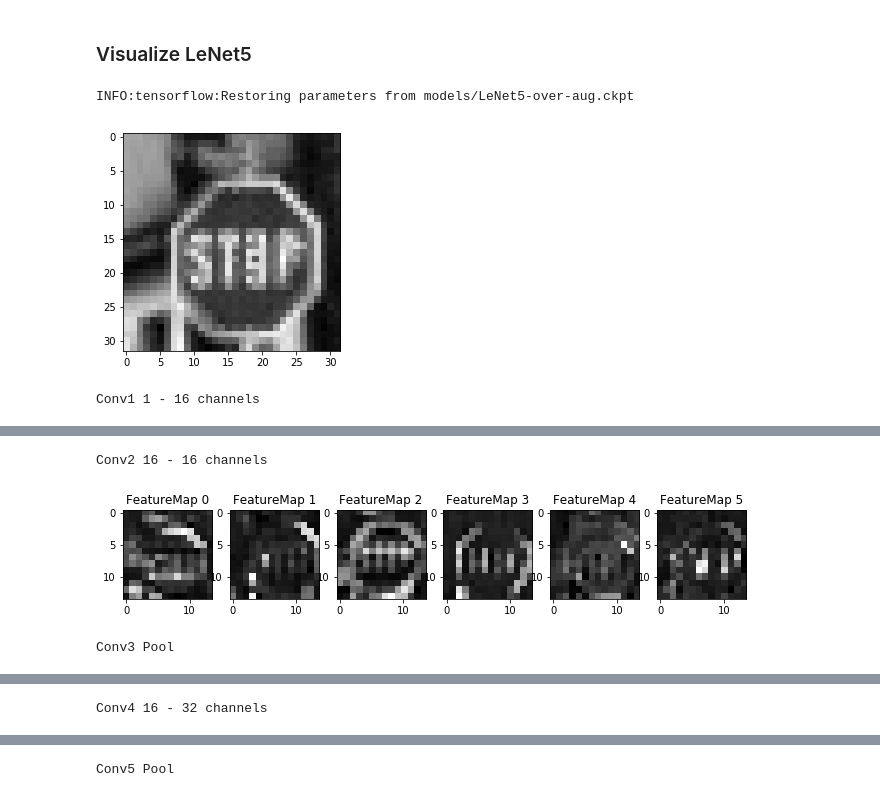
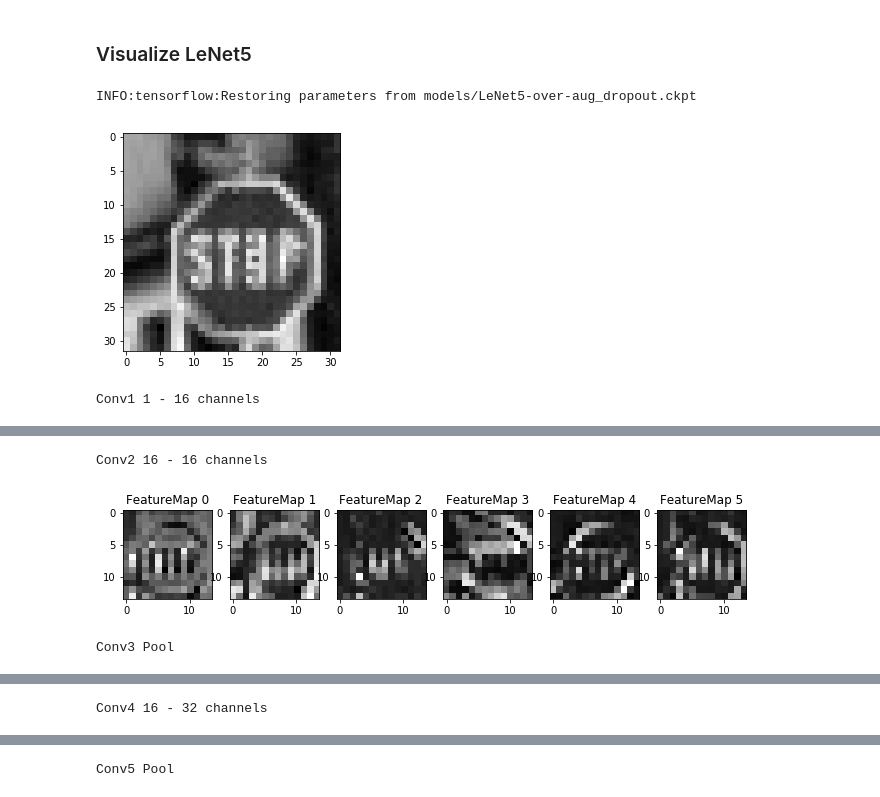
Before and after one commit to evan176/CarND-Traffic-Sign-Classifier-Project, a Jupyter notebook: Traffic_Sign_Classifier.ipynb, the cells around one changed output, grey strips where cells are left out. Drawn from its saved outputs; the diff is of its cells as text; code cells hidden in the pictures.

```diff
--- a/Traffic_Sign_Classifier.ipynb
+++ b/Traffic_Sign_Classifier.ipynb
@@ -370,11 +361,8 @@ class LeNet5(CNN):
         )
 
         # Conv layer 2
-        self.ops['conv2'] = tf.nn.dropout(
-            tf.nn.max_pool(
-                self.ops['conv1'], ksize=p_ksize, strides=p_strides, padding='SAME'
-            ),
-            keep_prob=self.holders['keep_prob']
+        self.ops['conv2'] = tf.nn.max_pool(
+            self.ops['conv1'], ksize=p_ksize, strides=p_strides, padding='SAME'
         )
 
         # Conv layer 2
@@ -392,11 +380,8 @@ class LeNet5(CNN):
         )
 
         # Conv layer 4
-        self.ops['conv4'] = tf.nn.dropout(
-            tf.nn.max_pool(
-                self.ops['conv3'], ksize=p_ksize, strides=p_strides, padding='SAME'
-            ),
-            keep_prob=self.holders['keep_prob']
+        self.ops['conv4'] = tf.nn.max_pool(
+            self.ops['conv3'], ksize=p_ksize, strides=p_strides, padding='SAME'
         )
 
         # Conv layer5
@@ -442,13 +427,10 @@ class MyCNN(CNN):
             tf.truncated_normal([3, 3, self._img_shape[2], 16], stddev=self._w_stddev)
         )
         self.vars['conv1_b'] = tf.Variable(tf.constant(self._b_init, shape=[16]))
-        self.ops['conv1'] = tf.nn.dropout(
-            tf.nn.leaky_relu(
-                tf.nn.conv2d(
-                    (self.holders['x'] - 128.0) / 128.0, self.vars['conv1_w'], strides=c_strides, padding='SAME'
-                ) + self.vars['conv1_b']
-            ),
-            keep_prob=self.holders['keep_prob']
+        self.ops['conv1'] = tf.nn.leaky_relu(
+            tf.nn.conv2d(
+                (self.holders['x'] - 128.0) / 128.0, self.vars['conv1_w'], strides=c_strides, padding='SAME'
+            ) + self.vars['conv1_b']
         )
 
         # Layer 2: conv
@@ -463,11 +445,8 @@ class MyCNN(CNN):
         )
 
         # Layer 3: pool
-        self.ops['conv3'] = tf.nn.dropout(
-            tf.nn.max_pool(
-                self.ops['conv2'], ksize=p_ksize, strides=p_strides, padding='SAME'
-            ),
-            keep_prob=self.holders['keep_prob']
+        self.ops['conv3'] = tf.nn.max_pool(
+            self.ops['conv2'], ksize=p_ksize, strides=p_strides, padding='SAME'
         )
 
         # Layer4: conv
@@ -482,11 +461,8 @@ class MyCNN(CNN):
         )
 
         # Layer5: pool
-        self.ops['conv5'] = tf.nn.dropout(
-            tf.nn.max_pool(
-                self.ops['conv4'], ksize=p_ksize, strides=p_strides, padding='SAME'
-            ),
-            keep_prob=self.holders['keep_prob']
+        self.ops['conv5'] = tf.nn.max_pool(
+            self.ops['conv4'], ksize=p_ksize, strides=p_strides, padding='SAME'
         )
 
         # Layer6: conv
@@ -894,5 +1094,5 @@ X = preprocess_img(new_X)
 y = preprocess_label(new_y)
 
 model = MyCNN([32, 32, 1], n_classes)
-model.load('models/MyCNN-over-aug.ckpt')
+model.load('models/MyCNN-over-aug_dropout.ckpt')
 # %% [output]
@@ -1104,7 +1304,7 @@ Conv5 Pool
 ### Visualize LeNet5
 # %%
 model = LeNet5([32, 32, 1], n_classes)
-model.load('models/LeNet5-over-aug.ckpt')
+model.load('models/LeNet5-over-aug_dropout.ckpt')
 gray_example = cv2.cvtColor(new_X[0], cv2.COLOR_RGB2GRAY).reshape([32, 32, 1])
 
 plt.imshow(gray_example.reshape([32, 32]), cmap='gray')
@@ -1120,6 +1320,6 @@ outputFeatureMap(gray_example, model.ops['conv4'])
 print("Conv5 Pool")
 outputFeatureMap(gray_example, model.ops['conv5'])
 # %% [output]
-INFO:tensorflow:Restoring parameters from models/LeNet5-over-aug.ckpt
+INFO:tensorflow:Restoring parameters from models/LeNet5-over-aug_dropout.ckpt
 [figure]
 Conv1 1 - 16 channels
@@ -1127,3 +1327,3 @@ Conv1 1 - 16 channels
 Conv2 16 - 16 channels
-[figure, old version]
+[figure, new version]
 Conv3 Pool
```
Also changed, not shown: parts of 32 cells of this notebook, 26 other files.
